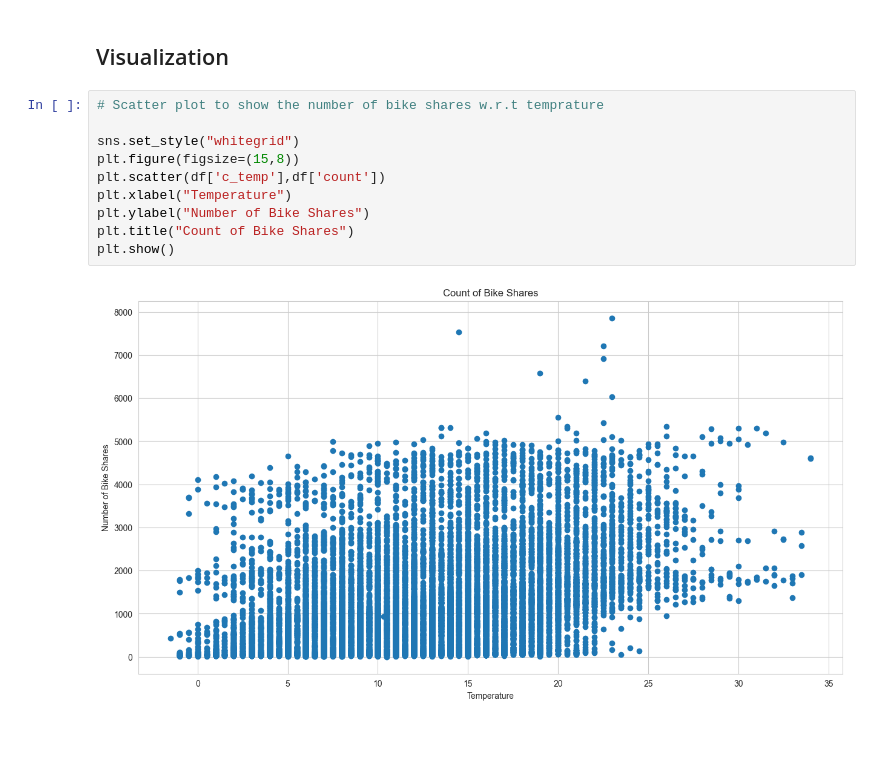
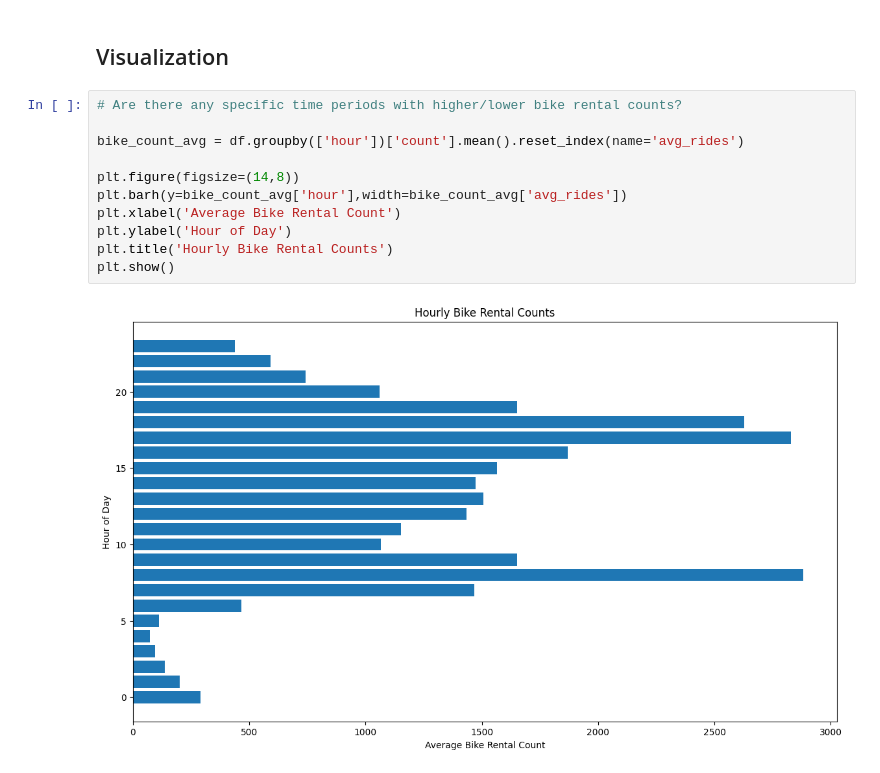
Before and after one commit to ilovedata6/London_Bike_Sharing, a Jupyter notebook: bike_sharing.ipynb, the cells around one changed output. Saved outputs shown, nothing was run; the diff lists cells and outputs as text; blank space fills up the shorter version.

```diff
--- a/bike_sharing.ipynb
+++ b/bike_sharing.ipynb
@@ -186,16 +282,17 @@ print(f"The Average Humidity in Spring is : {avg_humidity}")
 The Average Humidity in Spring is : 68.6
 # %% [markdown]
 ## Visualization
-# %%
-# Scatter plot to show the number of bike shares w.r.t temprature
-
-sns.set_style("whitegrid")
-plt.figure(figsize=(15,8))
-plt.scatter(df['c_temp'],df['count'])
-plt.xlabel("Temperature")
-plt.ylabel("Number of Bike Shares")
-plt.title("Count of Bike Shares")
-plt.show()
-# %% [output]
-[figure, removed]
+# %%
+# Are there any specific time periods with higher/lower bike rental counts?
+
+bike_count_avg = df.groupby(['hour'])['count'].mean().reset_index(name='avg_rides')
+
+plt.figure(figsize=(14,8))
+plt.barh(y=bike_count_avg['hour'],width=bike_count_avg['avg_rides'])
+plt.xlabel('Average Bike Rental Count')
+plt.ylabel('Hour of Day')
+plt.title('Hourly Bike Rental Counts')
+plt.show()
+# %% [output]
+[figure, added]
 # %%
```
Also changed, not shown: parts of 19 cells of this notebook.
